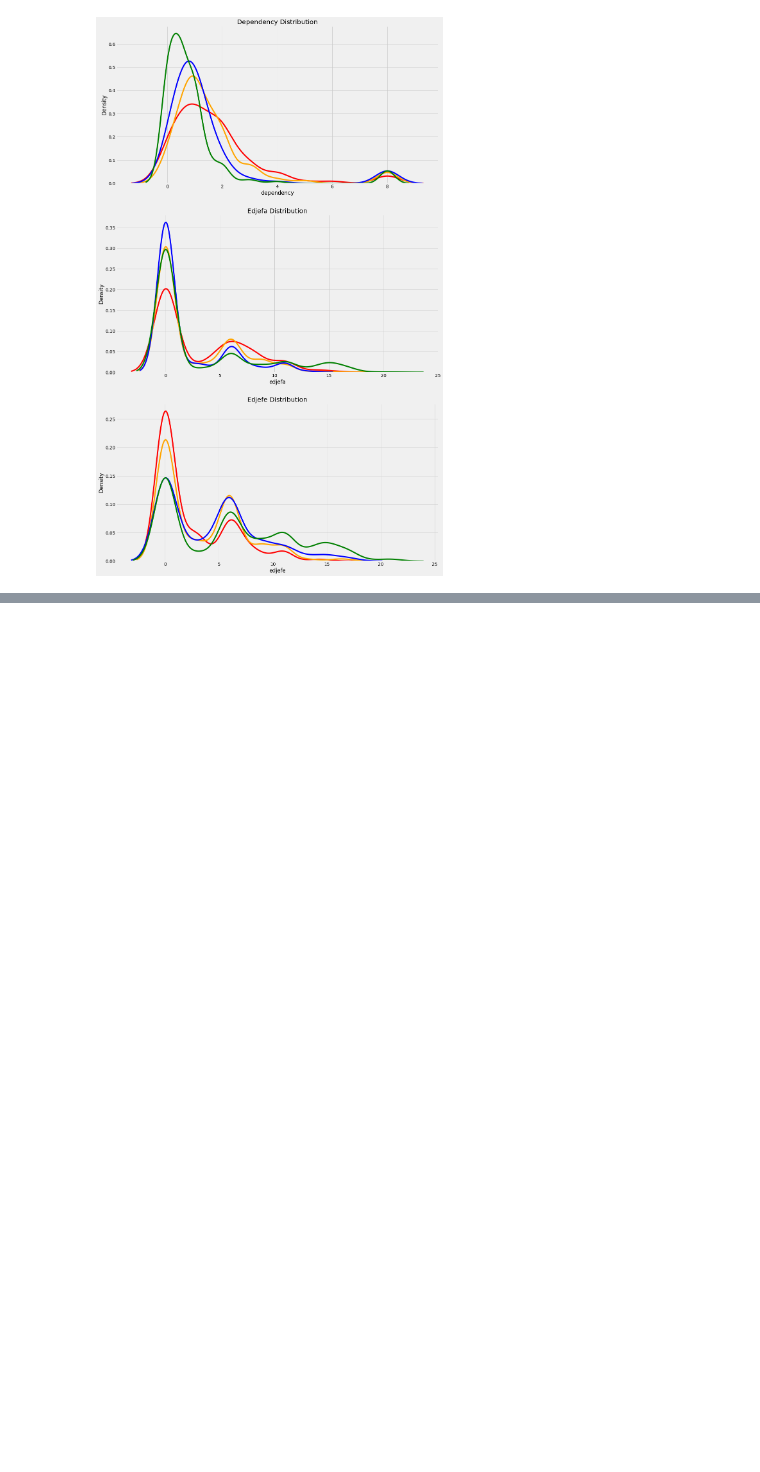
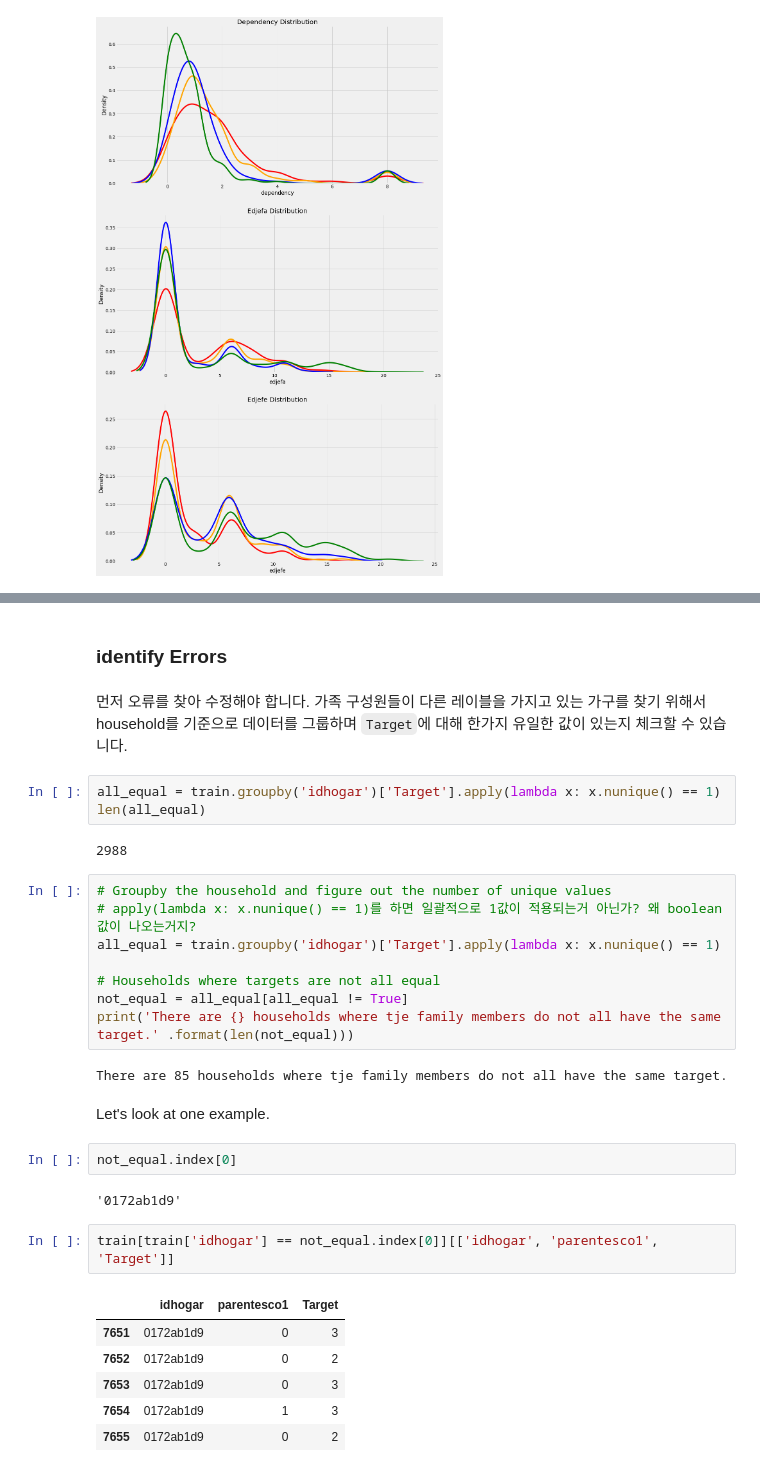
Before and after one commit to stk346/Kaggle, a Jupyter notebook: Costa Rican Household Poverty Level Prediction/A_Complete_Introduction_and_Walkthrough.ipynb, the cells around one changed output, grey strips where cells are left out. Drawn from its saved outputs; the diff is of its cells as text; blank space fills up the shorter version.

Commit message:
Correct Errors까지 완료

```diff
--- a/Costa Rican Household Poverty Level Prediction/A_Complete_Introduction_and_Walkthrough.ipynb
+++ b/Costa Rican Household Poverty Level Prediction/A_Complete_Introduction_and_Walkthrough.ipynb
@@ -458,0 +536,34 @@ plt.subplots_adjust(top = 2)
+# %% [markdown]
+### identify Errors
+# %% [markdown]
+먼저 오류를 찾아 수정해야 합니다. 가족 구성원들이 다른 레이블을 가지고 있는 가구를 찾기 위해서 household를 기준으로 데이터를 그룹하며 `Target`에 대해 한가지 유일한 값이 있는지 체크할 수 있습니다.
+# %%
+all_equal = train.groupby('idhogar')['Target'].apply(lambda x: x.nunique() == 1)
+len(all_equal)
+# %% [output]
+2988
+# %%
+# Groupby the household and figure out the number of unique values
+# apply(lambda x: x.nunique() == 1)를 하면 일괄적으로 1값이 적용되는거 아닌가? 왜 boolean 값이 나오는거지?
+all_equal = train.groupby('idhogar')['Target'].apply(lambda x: x.nunique() == 1)
+
+# Households where targets are not all equal
+not_equal = all_equal[all_equal != True]
+print('There are {} households where tje family members do not all have the same target.' .format(len(not_equal)))
+# %% [output]
+There are 85 households where tje family members do not all have the same target.
+# %% [markdown]
+Let's look at one example.
+# %%
+not_equal.index[0]
+# %% [output]
+'0172ab1d9'
+# %%
+train[train['idhogar'] == not_equal.index[0]][['idhogar', 'parentesco1', 'Target']]
+# %% [output]
+|  | idhogar | parentesco1 | Target |
+| 7651 | 0172ab1d9 | 0 | 3 |
+| 7652 | 0172ab1d9 | 0 | 2 |
+| 7653 | 0172ab1d9 | 0 | 3 |
+| 7654 | 0172ab1d9 | 1 | 3 |
+| 7655 | 0172ab1d9 | 0 | 2 |
```
Also changed, not shown: parts of 27 cells of this notebook.
